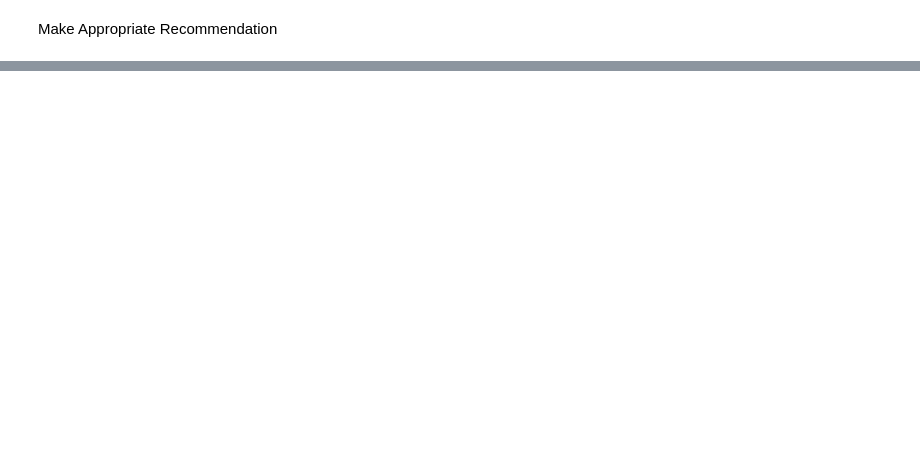
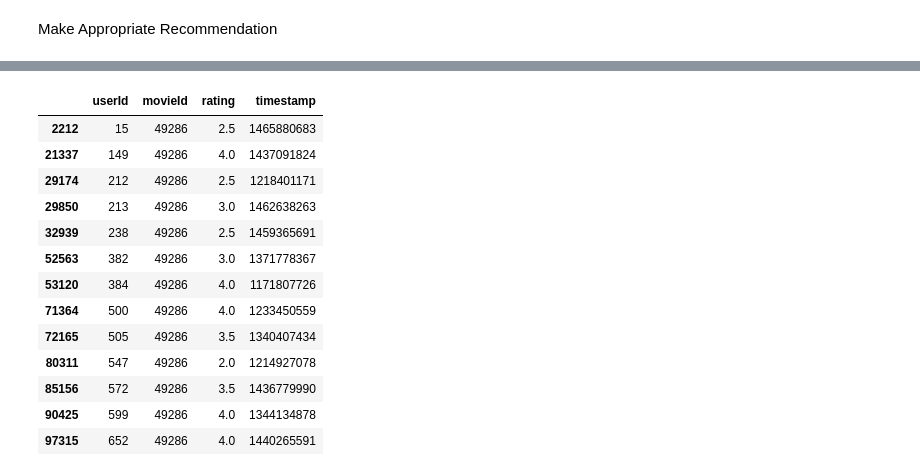
Before and after one commit to mcastelli5/Movie-Recommendation-Engine, a Jupyter notebook: notebooks/make_recommendation.ipynb, the cells around one changed output, grey strips where cells are left out. Cells and saved outputs as stored; diff of their text form; code cells hidden in the pictures; blank space fills up the shorter version.

Commit message:
update collectin_user_data.py and make_recommendation.ipynb

```diff
--- a/notebooks/make_recommendation.ipynb
+++ b/notebooks/make_recommendation.ipynb
@@ -287,0 +224,17 @@ display(content_recs_df.sort_values(["est", "content_rank"], ascending=[False, T
+# %%
+ratings[ratings.movieId == 49286]
+# %% [output]
+|  | userId | movieId | rating | timestamp |
+| 2212 | 15 | 49286 | 2.5 | 1465880683 |
+| 21337 | 149 | 49286 | 4.0 | 1437091824 |
+| 29174 | 212 | 49286 | 2.5 | 1218401171 |
+| 29850 | 213 | 49286 | 3.0 | 1462638263 |
+| 32939 | 238 | 49286 | 2.5 | 1459365691 |
+| 52563 | 382 | 49286 | 3.0 | 1371778367 |
+| 53120 | 384 | 49286 | 4.0 | 1171807726 |
+| 71364 | 500 | 49286 | 4.0 | 1233450559 |
+| 72165 | 505 | 49286 | 3.5 | 1340407434 |
+| 80311 | 547 | 49286 | 2.0 | 1214927078 |
+| 85156 | 572 | 49286 | 3.5 | 1436779990 |
+| 90425 | 599 | 49286 | 4.0 | 1344134878 |
+| 97315 | 652 | 49286 | 4.0 | 1440265591 |
```
Also changed, not shown: parts of 24 cells of this notebook, 1 other file.
